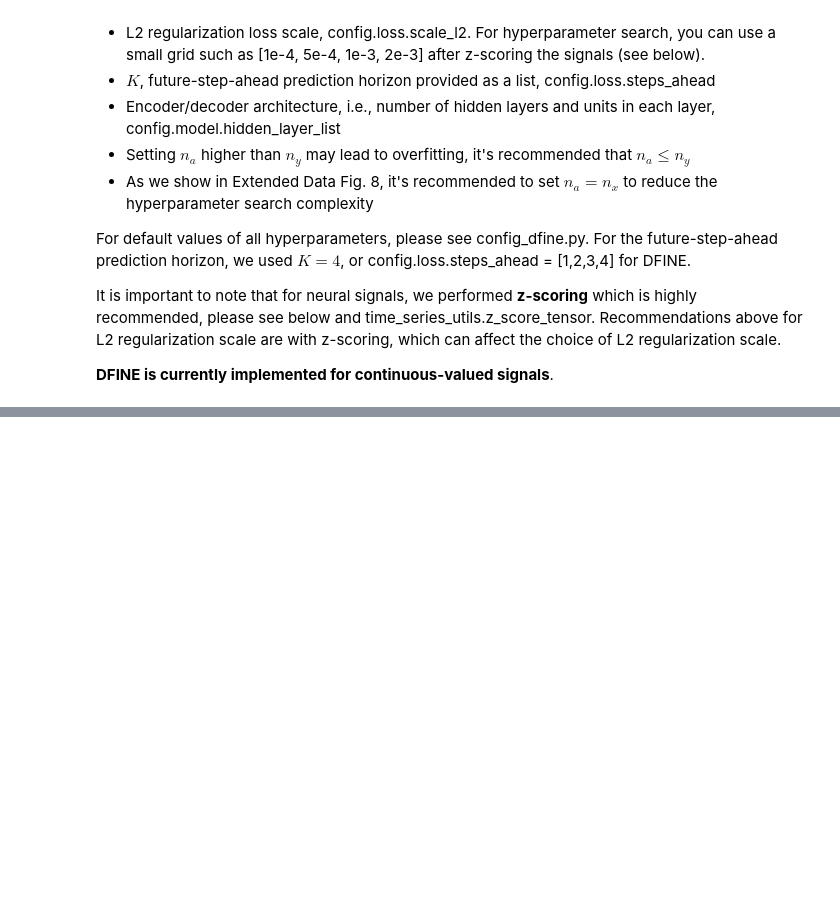
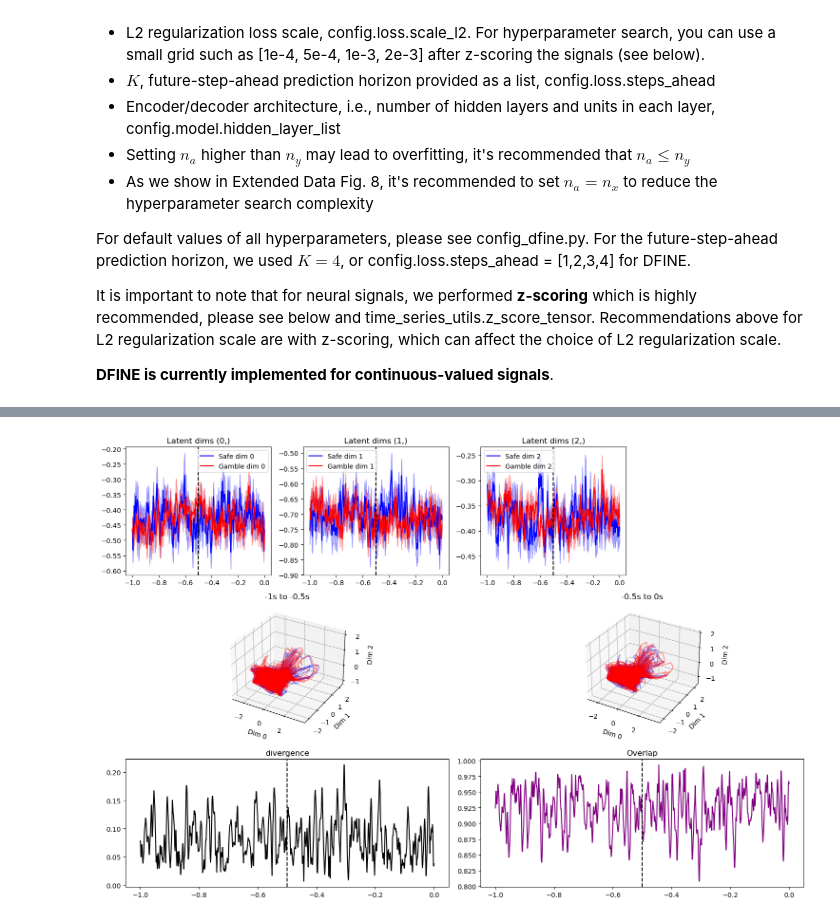
Before and after one commit to angelajmzhou/torchDFINE, a Jupyter notebook: local_tutorial.ipynb, the cells around one changed output, grey strips where cells are left out. Saved outputs shown, nothing was run; the diff lists cells and outputs as text; code cells hidden in the pictures; blank space fills up the shorter version.

Commit message:
add perceptron + graphing

```diff
--- a/local_tutorial.ipynb
+++ b/local_tutorial.ipynb
@@ -158,7 +171,7 @@ for subj in range(1, 21):
 
         train_dataset, test_dataset, train_loader, test_loader = train_test_split(y, 0.8)
 
-        trainer_load.train(train_loader=train_loader, valid_loader=test_loader)
+        #trainer_load.train(train_loader=train_loader, valid_loader=test_loader)
     #CONTINUE TRAINING
 # %%
    def avg_latent_factor_plot(f, savedir, prefix='gamble', feat_name='x_smooth'):
@@ -251,13 +264,6 @@ for subj in range(1, 21):
         plt.close('all')
 # %%
 
-def findEuclidianDist(series1, series2):
-
-    # Compute Euclidean distances for each time step
-    distances = torch.sqrt(torch.sum((series1 - series2) ** 2, dim=1))  #sum over dimension tuples
-
-    # Overall distance (optional)
-    total_distance = distances.sum()  # Total distance
-    mean_distance = distances.mean()  # Total distance
-
-    return total_distance
+def findEuclidianDist(series1, series2, dim):
+    distances = torch.sqrt(torch.sum((series1 - series2) ** 2, dim=dim))  #sum over dimension tuples
+    return distances.sum()
@@ -263,0 +740,71 @@ def findEuclidianDist(series1, series2):
+# %%
+key = 'x_filter'
+
+for subj in range(1, 6):
+    subj_num = f"{subj:02d}"
+    mat_file_path = os.path.join('GTH_data', f'GTH_s{subj_num}_decision_power_struct_nobs.mat')
+    f = h5py.File(mat_file_path, 'r')
+
+    labelsset = np.array(f["power_struct"]["beh"]["gambles"])
+
+    # Extract high gamma power data (time, electrodes, trials)
+    gen_data = f["power_struct"]["highgamma"]["powspctrm"]
+    highgamma = np.array(gen_data)
+    y = np.moveaxis(highgamma, 2, 0)  # now (trials, time, channels)
+
+    time_steps = 1000
+    time_axis = np.linspace(-1, 0, time_steps)
+
+    # Define subject-specific directory and file paths for latent data
+    save_dir = os.path.join('results', 'neural', f'subj_{subj_num}')
+    g_file_path = os.path.join(save_dir, 'g_latents.pt')
+    ng_file_path = os.path.join(save_dir, 'ng_latents.pt')
+    all_file_path = os.path.join(save_dir, 'batchwise_latents.pt')
+
+    if os.path.exists(g_file_path) and os.path.exists(ng_file_path) and os.path.exists(all_file_path):
+        gamble_latents = torch.load(g_file_path)
+        no_gamble_latents = torch.load(ng_file_path)
+        all_latents = torch.load(all_file_path)
+        print(f"Subject {subj_num}: File loaded successfully.")
+    else:
+        print(f"Subject {subj_num}: File does not exist.")
+        continue  # Skip this subject if files are missing
+
+    x_gamble = torch.stack(gamble_latents['train'][key], dim=1).squeeze()[:, 2000:3000, :].numpy()
+    x_safe   = torch.stack(no_gamble_latents['train'][key], dim=1).squeeze()[:, 2000:3000, :].numpy()
+    fig = plt.figure(figsize=(15, 10))
+    gs = fig.add_gridspec(3, 4)
+
+    #time series plots
+    for i in best_latents[subj]:
+        ax = fig.add_subplot(gs[0, i])
+        plot_timeseries_with_shade(x_safe, x_gamble, time_axis, ax, dims=(i,))
+
+    #3D state space trajectories split into two time windows
+    # -1s to -0.5s
+    ax_b1 = fig.add_subplot(gs[1, 0:2], projection='3d')
+    plot_state_space_3d(x_safe, x_gamble, ax_b1, slice(0, 500), dims_3d=tuple(best_latents[subj]))
+    ax_b1.set_title("-1s to -0.5s")
+
+    # -0.5s to 0s
+    ax_b2 = fig.add_subplot(gs[1, 2:4], projection='3d')
+    plot_state_space_3d(x_safe, x_gamble, ax_b2, slice(500, 1000), dims_3d=tuple(best_latents[subj]))
+    ax_b2.set_title("-0.5s to 0s")
+
+    #divergence
+    ax_c = fig.add_subplot(gs[2, 0:2])
+    divergence = compute_divergence(x_safe, x_gamble, dims=tuple(best_latents[subj]))
+    ax_c.plot(time_axis, divergence, color='black')
+    ax_c.set_title("divergence")
+    ax_c.axvline(x=-0.5, color='k', linestyle='--')
+
+    #overlap between safe and gamble trajectories
+    ax_d = fig.add_subplot(gs[2, 2:4])
+    overlap = compute_overlap(x_safe, x_gamble, dims=tuple(best_latents[subj]))
+    ax_d.plot(time_axis, overlap, color='purple')
+    ax_d.set_title("Overlap")
+    ax_d.axvline(x=-0.5, color='k', linestyle='--')
+
+    plt.tight_layout()
+    plt.show()
+# %% [output]
@@ -263,0 +812 @@ def findEuclidianDist(series1, series2):
+[figure, added]
```
Also changed, not shown: parts of 14 cells of this notebook, 4 other files.
